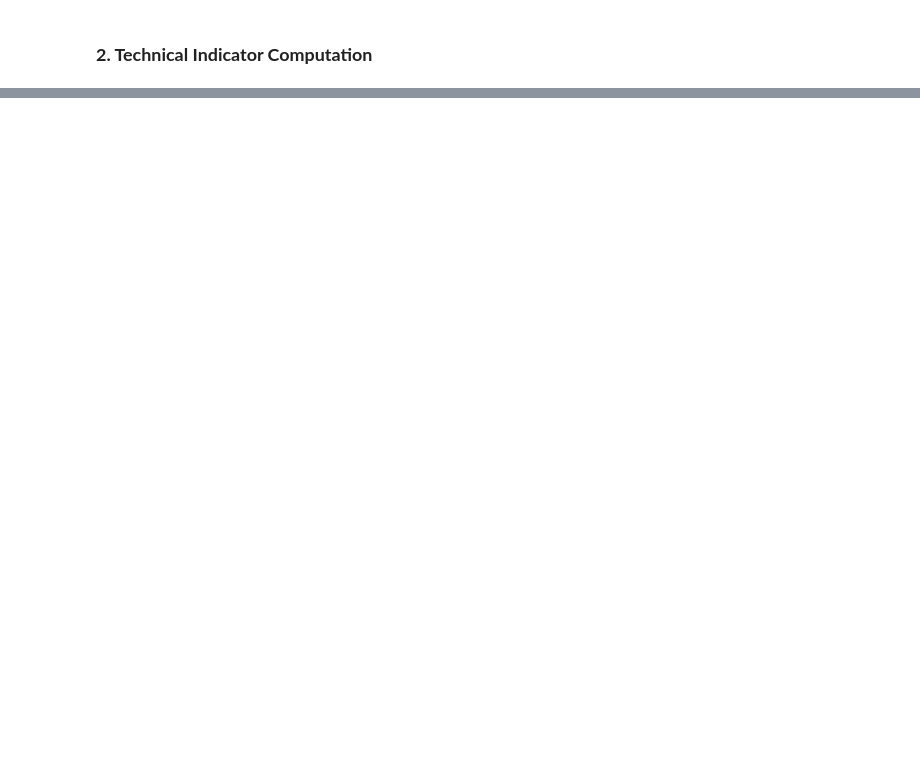
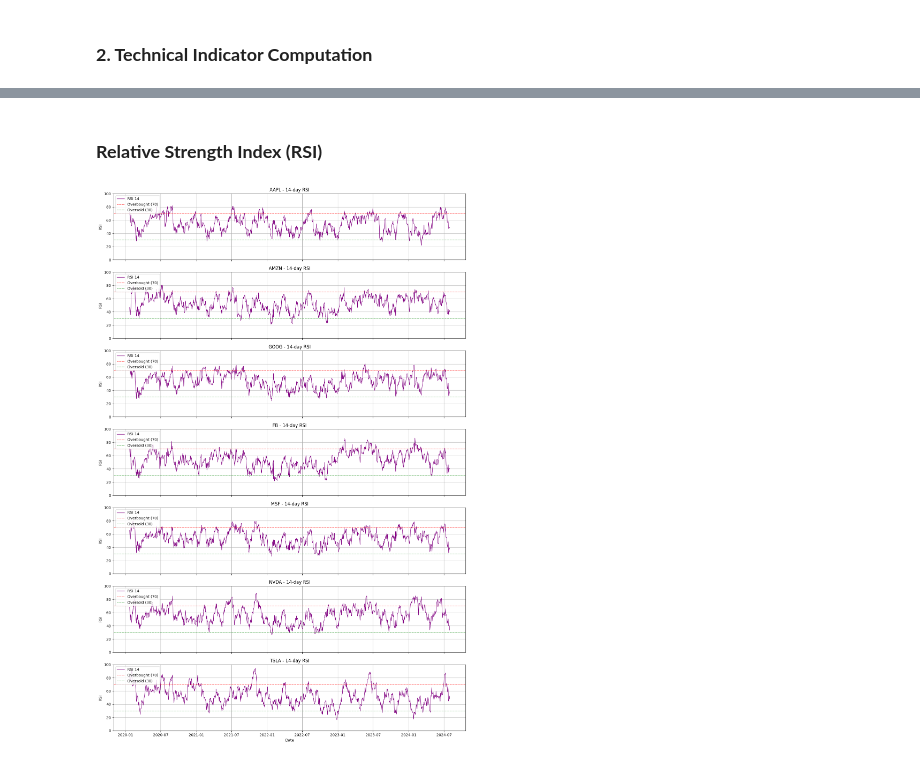
Before and after one commit to OliyadTeshome/News_Sentiment_Driven_Price_Prediction, a Jupyter notebook: notebooks/quantitative_analysis.ipynb, the cells around one changed output, grey strips where cells are left out. Saved outputs shown, nothing was run; the diff lists cells and outputs as text; code cells hidden in the pictures; blank space fills up the shorter version.

```diff
--- a/notebooks/quantitative_analysis.ipynb
+++ b/notebooks/quantitative_analysis.ipynb
@@ -119,7 +128,10 @@ The data preparation process involved several key steps to ensure the integrity
 # %%
-# Calculate 20-day and 50-day Simple Moving Averages (SMA) for each ticker using ta
-df['SMA_20'] = df.groupby('Ticker')['Close'].transform(lambda x: SMAIndicator(x, window=20).sma_indicator())
-df['SMA_50'] = df.groupby('Ticker')['Close'].transform(lambda x: SMAIndicator(x, window=50).sma_indicator())
+# Get unique tickers from the dataframe
+tickers = df['Ticker'].unique()
 
-# Display the first few rows to verify
-display(df[['Date', 'Ticker', 'Close', 'SMA_20', 'SMA_50']].head(100))
+# Calculate 20-day and 50-day Simple Moving Averages (SMA) using TA-Lib for each ticker
+for t in tickers:
+    mask = df['Ticker'] == t
+    close_prices = df.loc[mask, 'Close'].values
+    df.loc[mask, 'TA_SMA_20'] = talib.SMA(close_prices, timeperiod=20)
+    df.loc[mask, 'TA_SMA_50'] = talib.SMA(close_prices, timeperiod=50)
@@ -164,0 +181,32 @@ plt.show()
+# %% [markdown]
+### **Relative Strength Index (RSI)**
+# %%
+# Calculate 14-day RSI using TA-Lib for each ticker and add as a new column
+for t in tickers:
+    mask = df['Ticker'] == t
+    close_prices = df.loc[mask, 'Close'].values
+    df.loc[mask, 'TA_RSI_14'] = talib.RSI(close_prices, timeperiod=14)
+# %%
+# Create a plot for each ticker showing the 14-day RSI
+fig, axes_rsi = plt.subplots(num_tickers, 1, figsize=(14, 3 * num_tickers), sharex=True)
+
+if num_tickers == 1:
+    axes_rsi = [axes_rsi]
+
+for i, ticker in enumerate(tickers):
+    ax_rsi = axes_rsi[i]
+    data_ticker = df[df['Ticker'] == ticker]
+    ax_rsi.plot(data_ticker['Date'], data_ticker['TA_RSI_14'], label='RSI 14', color='purple', linewidth=1)
+    ax_rsi.axhline(70, color='red', linestyle='--', linewidth=0.8, label='Overbought (70)')
+    ax_rsi.axhline(30, color='green', linestyle='--', linewidth=0.8, label='Oversold (30)')
+    ax_rsi.set_title(f"{ticker} - 14-day RSI")
+    ax_rsi.set_ylabel("RSI")
+    ax_rsi.set_ylim(0, 100)
+    ax_rsi.legend(loc='upper left')
+    ax_rsi.grid(True)
+
+plt.xlabel("Date")
+plt.tight_layout()
+plt.show()
+# %% [output]
+[figure, added]
```
Also changed, not shown: parts of 13 cells of this notebook.
